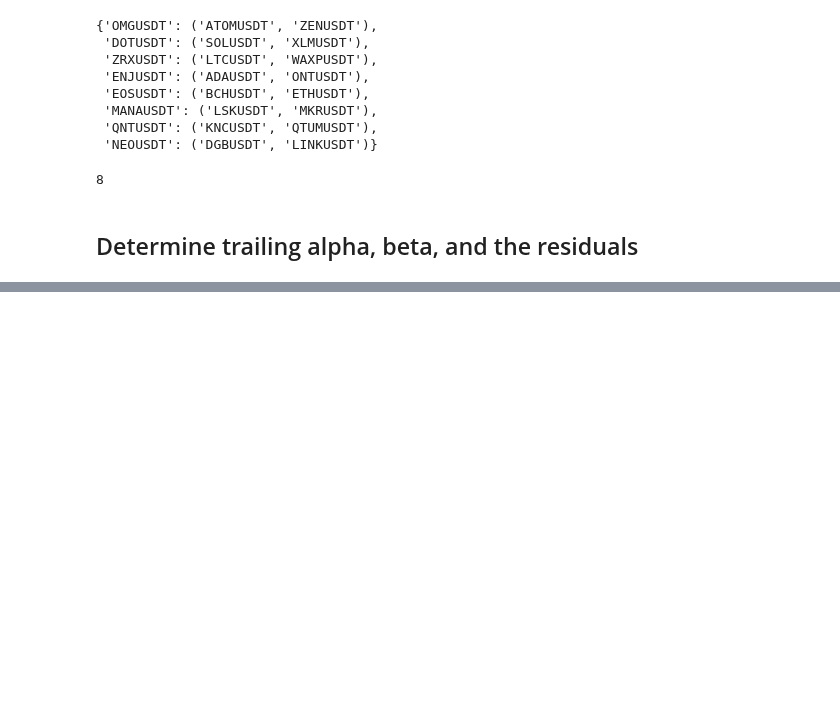
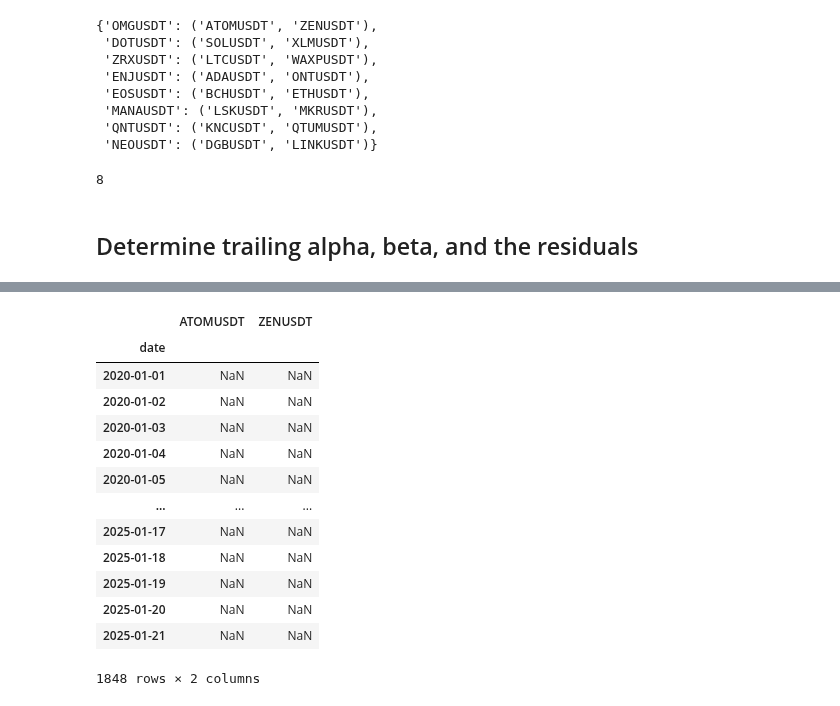
Before and after one commit to wbchristerson/jn-learning, a Jupyter notebook: strategy_8_correlation_to_basket_of_coins.ipynb, the cells around one changed output, grey strips where cells are left out. Cells and saved outputs as stored; diff of their text form; code cells hidden in the pictures; blank space fills up the shorter version.

```diff
--- a/strategy_8_correlation_to_basket_of_coins.ipynb
+++ b/strategy_8_correlation_to_basket_of_coins.ipynb
@@ -237,0 +293,20 @@ len(selected_triples)
+# %%
+# 'OMGUSDT': ('ATOMUSDT', 'ZENUSDT')
+
+beta_coeffs = results.params[["ATOMUSDT", "ZENUSDT"]][:]
+beta_coeffs
+# %% [output]
+|  | ATOMUSDT | ZENUSDT |
+| date |  |  |
+| 2020-01-01 | NaN | NaN |
+| 2020-01-02 | NaN | NaN |
+| 2020-01-03 | NaN | NaN |
+| 2020-01-04 | NaN | NaN |
+| 2020-01-05 | NaN | NaN |
+| ... | ... | ... |
+| 2025-01-17 | NaN | NaN |
+| 2025-01-18 | NaN | NaN |
+| 2025-01-19 | NaN | NaN |
+| 2025-01-20 | NaN | NaN |
+| 2025-01-21 | NaN | NaN |
+1848 rows × 2 columns
```
Also changed, not shown: parts of 16 cells of this notebook.
